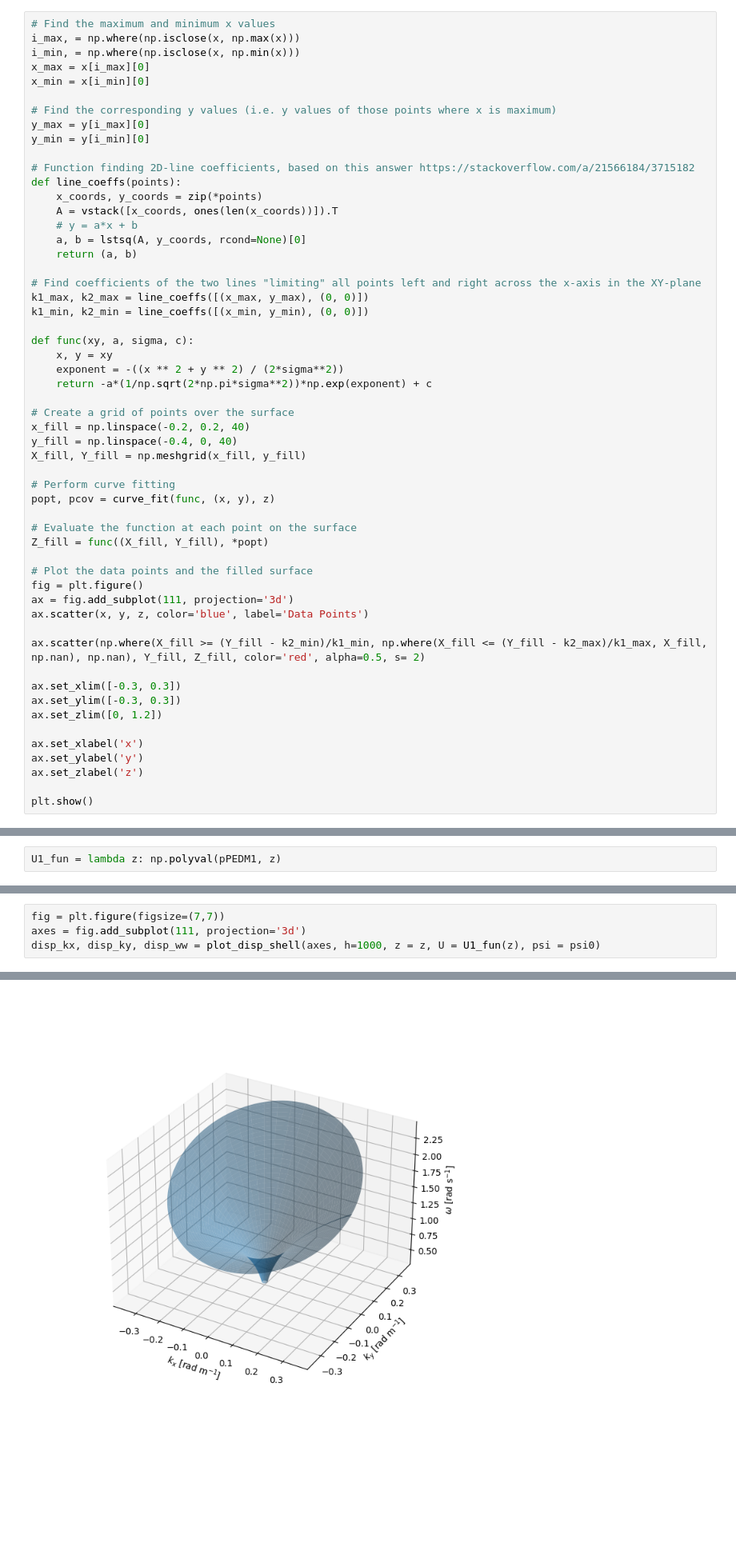
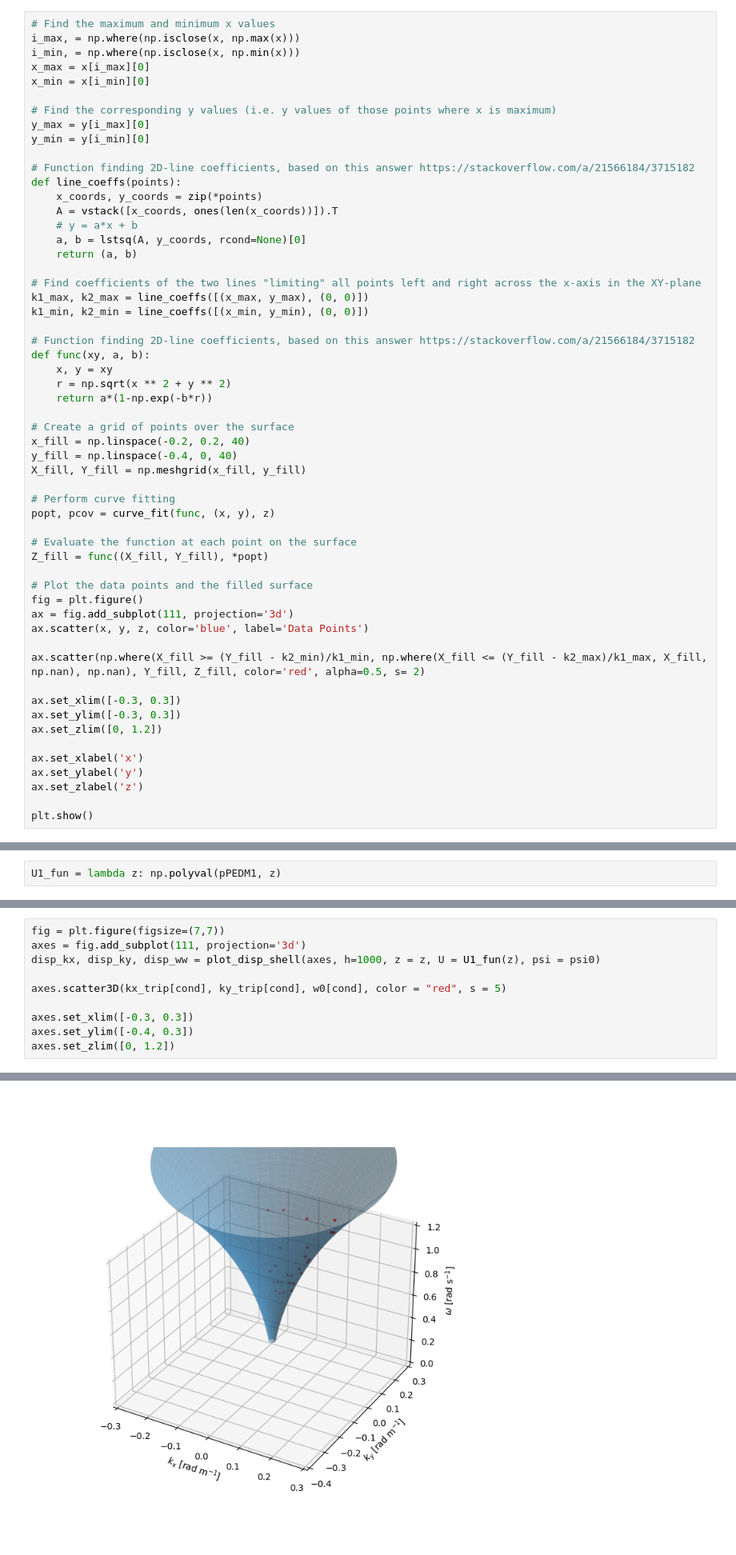
Before and after one commit to joeyanderson1/4th-Year-Thesis, a Jupyter notebook: Surface Interpolation Technique.ipynb, the cells around one changed output, grey strips where cells are left out. Shown at 80% size. Saved outputs shown, nothing was run; the diff lists cells and outputs as text; blank space fills up the shorter version.

Commit message:
Full Code with exponential fitted as triplets
Full Code with exponential fitted as triplets

```diff
--- a/Surface Interpolation Technique.ipynb
+++ b/Surface Interpolation Technique.ipynb
@@ -353,10 +353,11 @@ def line_coeffs(points):
 k1_max, k2_max = line_coeffs([(x_max, y_max), (0, 0)])
 k1_min, k2_min = line_coeffs([(x_min, y_min), (0, 0)])
 
-def func(xy, a, sigma, c):
+# Function finding 2D-line coefficients, based on this answer https://stackoverflow.com/a/21566184/3715182
+def func(xy, a, b):
     x, y = xy
-    exponent = -((x ** 2 + y ** 2) / (2*sigma**2))
-    return -a*(1/np.sqrt(2*np.pi*sigma**2))*np.exp(exponent) + c
+    r = np.sqrt(x ** 2 + y ** 2)
+    return a*(1-np.exp(-b*r))
 
 # Create a grid of points over the surface
 x_fill = np.linspace(-0.2, 0.2, 40)
@@ -895,4 +896,10 @@ psi0
 fig = plt.figure(figsize=(7,7))
 axes = fig.add_subplot(111, projection='3d')
 disp_kx, disp_ky, disp_ww = plot_disp_shell(axes, h=1000, z = z, U = U1_fun(z), psi = psi0)
+
+axes.scatter3D(kx_trip[cond], ky_trip[cond], w0[cond], color = "red", s = 5)
+
+axes.set_xlim([-0.3, 0.3])
+axes.set_ylim([-0.4, 0.3])
+axes.set_zlim([0, 1.2])
 # %% [output]
@@ -899 +907 @@ disp_kx, disp_ky, disp_ww = plot_disp_shell(axes, h=1000, z = z, U = U1_fun(z),
-[figure, old version]
+[figure, new version]
```
Also changed, not shown: parts of 22 cells of this notebook.
